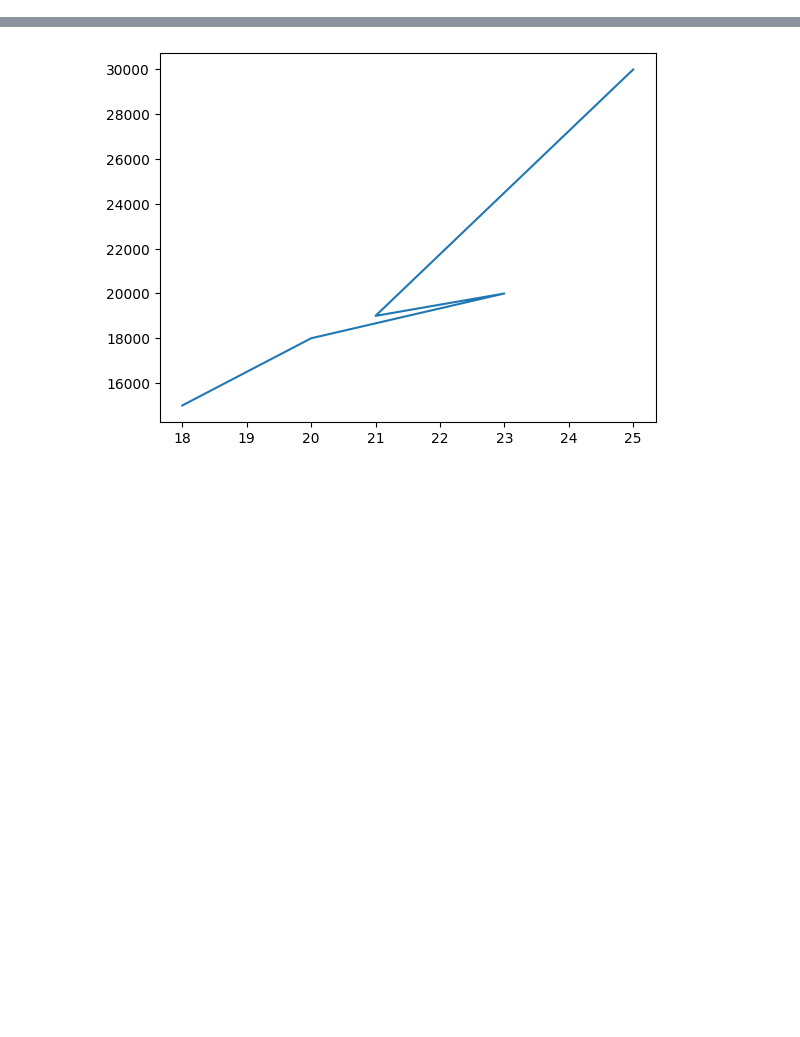
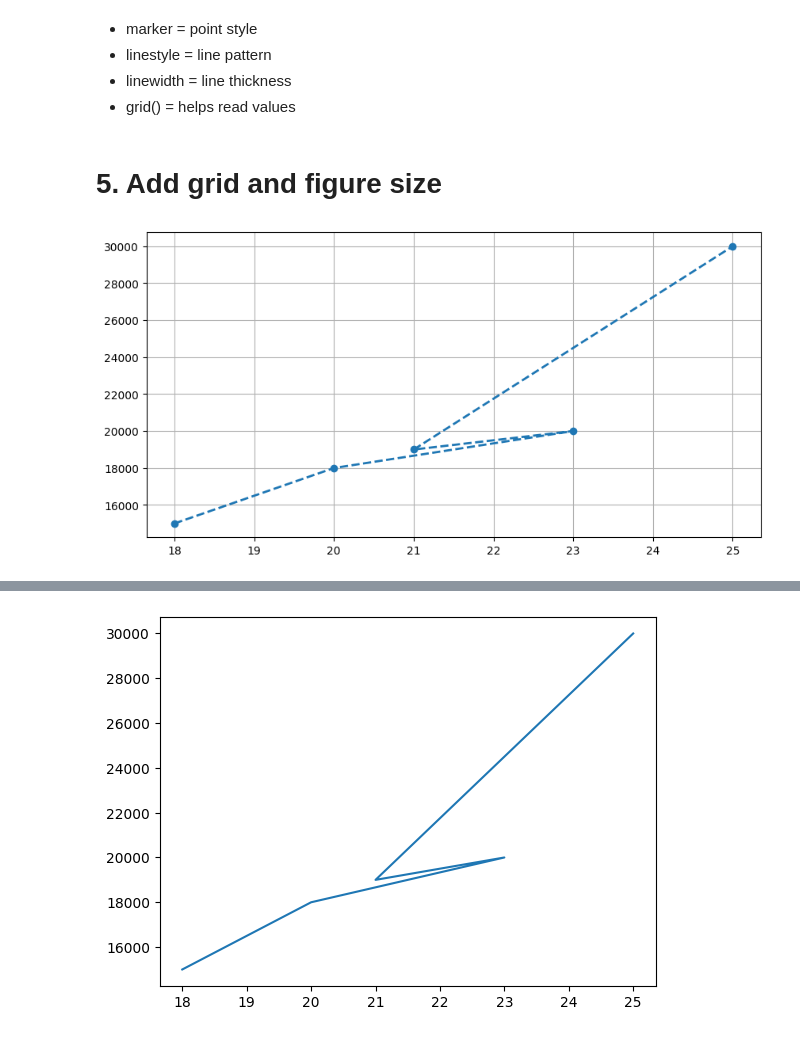
Before and after one commit to Akhilesh1118/Data-Science_NF, a Jupyter notebook: Module 3/Classwork/Class_01.ipynb, the cells around one changed output, grey strips where cells are left out. Saved outputs shown, nothing was run; the diff lists cells and outputs as text; code cells hidden in the pictures; blank space fills up the shorter version.

```diff
--- a/Module 3/Classwork/Class_01.ipynb
+++ b/Module 3/Classwork/Class_01.ipynb
@@ -21,0 +65,14 @@ Common plot Types in Matplotlib
+# %% [markdown]
+* marker = point style
+* linestyle = line pattern
+* linewidth = line thickness
+* grid() = helps read values
+# %% [markdown]
+# 5. Add grid and figure size
+# %%
+plt.figure(figsize=(10, 5))
+plt.plot(age, salary, marker='o', linestyle='--', linewidth=2)
+plt.grid(True)
+plt.show()
+# %% [output]
+[figure, added]
```
Also changed, not shown: parts of 34 cells of this notebook.
